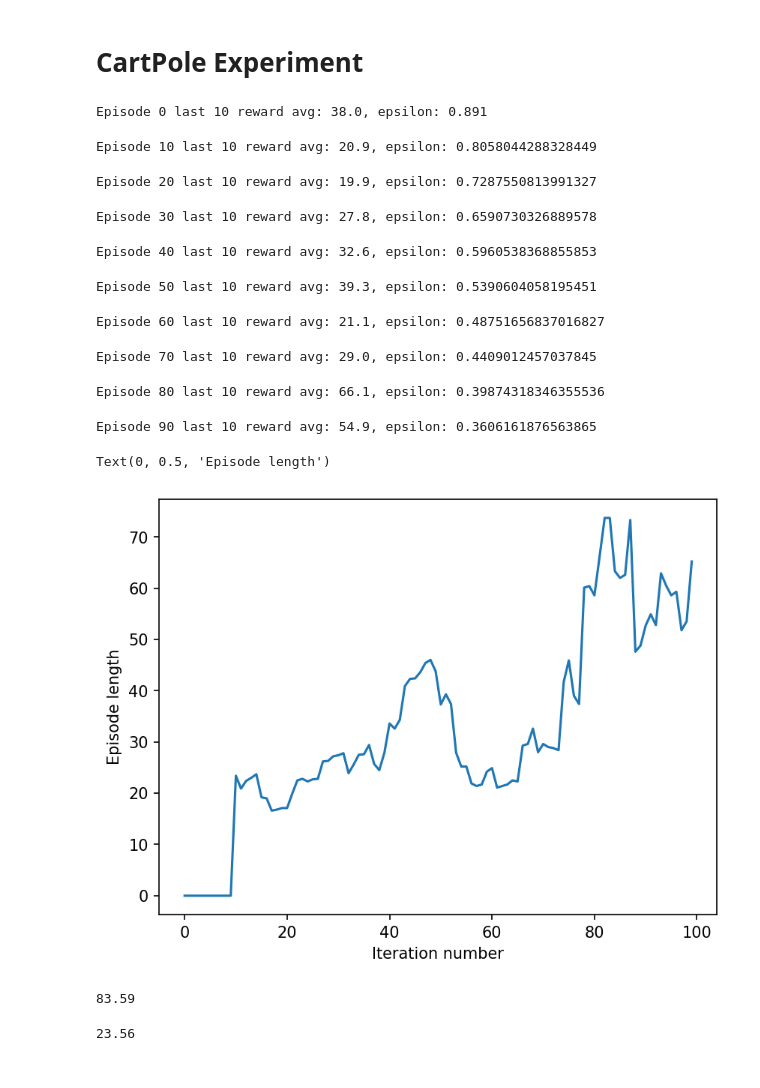
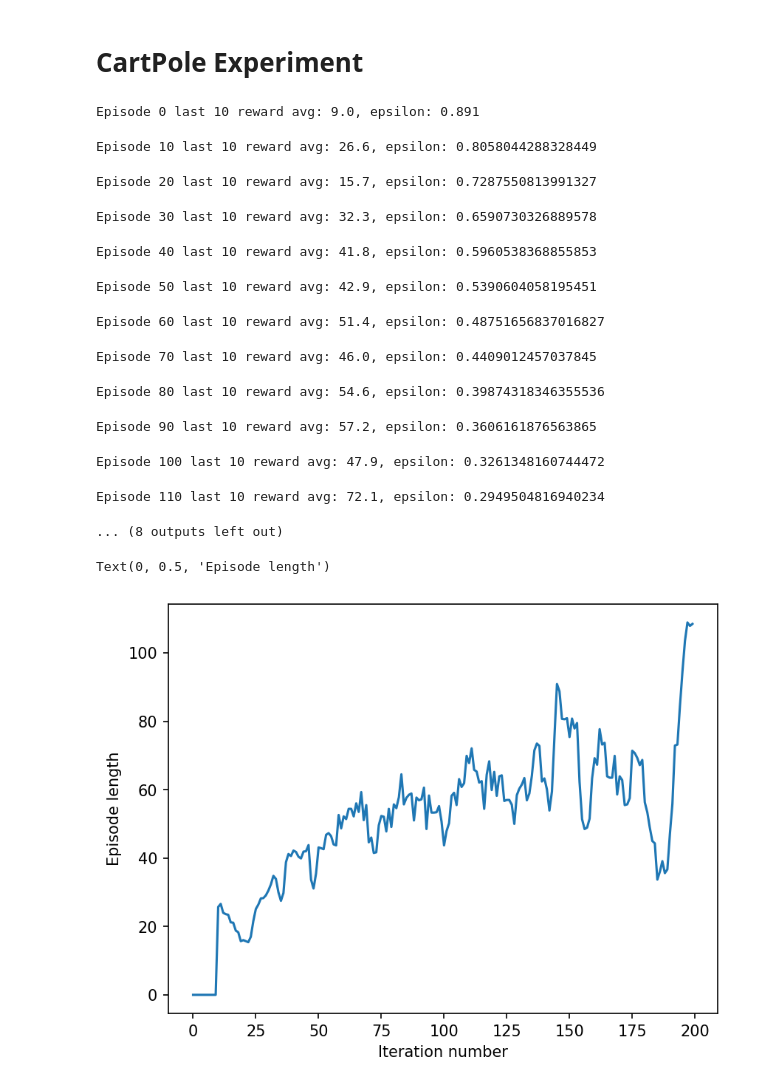
Before and after one commit to achyutha11/cartpole_experiments, a Jupyter notebook: cartpole_experiments.ipynb, the cells around one changed output. Drawn from its saved outputs; the diff is of its cells as text; code cells hidden in the pictures.

Commit message:
first signs of real progress with agent

```diff
--- a/cartpole_experiments.ipynb
+++ b/cartpole_experiments.ipynb
@@ -247,23 +246,26 @@ agent = DQNAgent()
 # %%
 env = gym.make('CartPole-v1', render_mode='rgb_array')
 # %%
-lengths = agent.go(env, num_rounds=100)
+lengths = agent.go(env, num_rounds=200)
 # %% [output]
-Episode 0 last 10 reward avg: 38.0, epsilon: 0.891
+Episode 0 last 10 reward avg: 9.0, epsilon: 0.891
-Episode 10 last 10 reward avg: 20.9, epsilon: 0.8058044288328449
+Episode 10 last 10 reward avg: 26.6, epsilon: 0.8058044288328449
-Episode 20 last 10 reward avg: 19.9, epsilon: 0.7287550813991327
+Episode 20 last 10 reward avg: 15.7, epsilon: 0.7287550813991327
-Episode 30 last 10 reward avg: 27.8, epsilon: 0.6590730326889578
+Episode 30 last 10 reward avg: 32.3, epsilon: 0.6590730326889578
-Episode 40 last 10 reward avg: 32.6, epsilon: 0.5960538368855853
+Episode 40 last 10 reward avg: 41.8, epsilon: 0.5960538368855853
-Episode 50 last 10 reward avg: 39.3, epsilon: 0.5390604058195451
+Episode 50 last 10 reward avg: 42.9, epsilon: 0.5390604058195451
-Episode 60 last 10 reward avg: 21.1, epsilon: 0.48751656837016827
+Episode 60 last 10 reward avg: 51.4, epsilon: 0.48751656837016827
-Episode 70 last 10 reward avg: 29.0, epsilon: 0.4409012457037845
+Episode 70 last 10 reward avg: 46.0, epsilon: 0.4409012457037845
-Episode 80 last 10 reward avg: 66.1, epsilon: 0.39874318346355536
+Episode 80 last 10 reward avg: 54.6, epsilon: 0.39874318346355536
-Episode 90 last 10 reward avg: 54.9, epsilon: 0.3606161876563865
+Episode 90 last 10 reward avg: 57.2, epsilon: 0.3606161876563865
+Episode 100 last 10 reward avg: 47.9, epsilon: 0.3261348160744472
+Episode 110 last 10 reward avg: 72.1, epsilon: 0.2949504816940234
+... (8 outputs left out)
 # %%
-iters = np.arange(100)
+iters = np.arange(200)
 plt.plot(iters, rolling_average(lengths, 10))
 plt.xlabel("Iteration number")
 plt.ylabel("Episode length")
 # %% [output]
 Text(0, 0.5, 'Episode length')
-[figure, old version]
+[figure, new version]
@@ -310,8 +271,0 @@ for i in tqdm(range(100)):
-# %%
-np.mean(agent_lengths)
-# %% [output]
-83.59
-# %%
-np.mean(random_lengths)
-# %% [output]
-23.56
```
Also changed, not shown: parts of 12 cells of this notebook.
